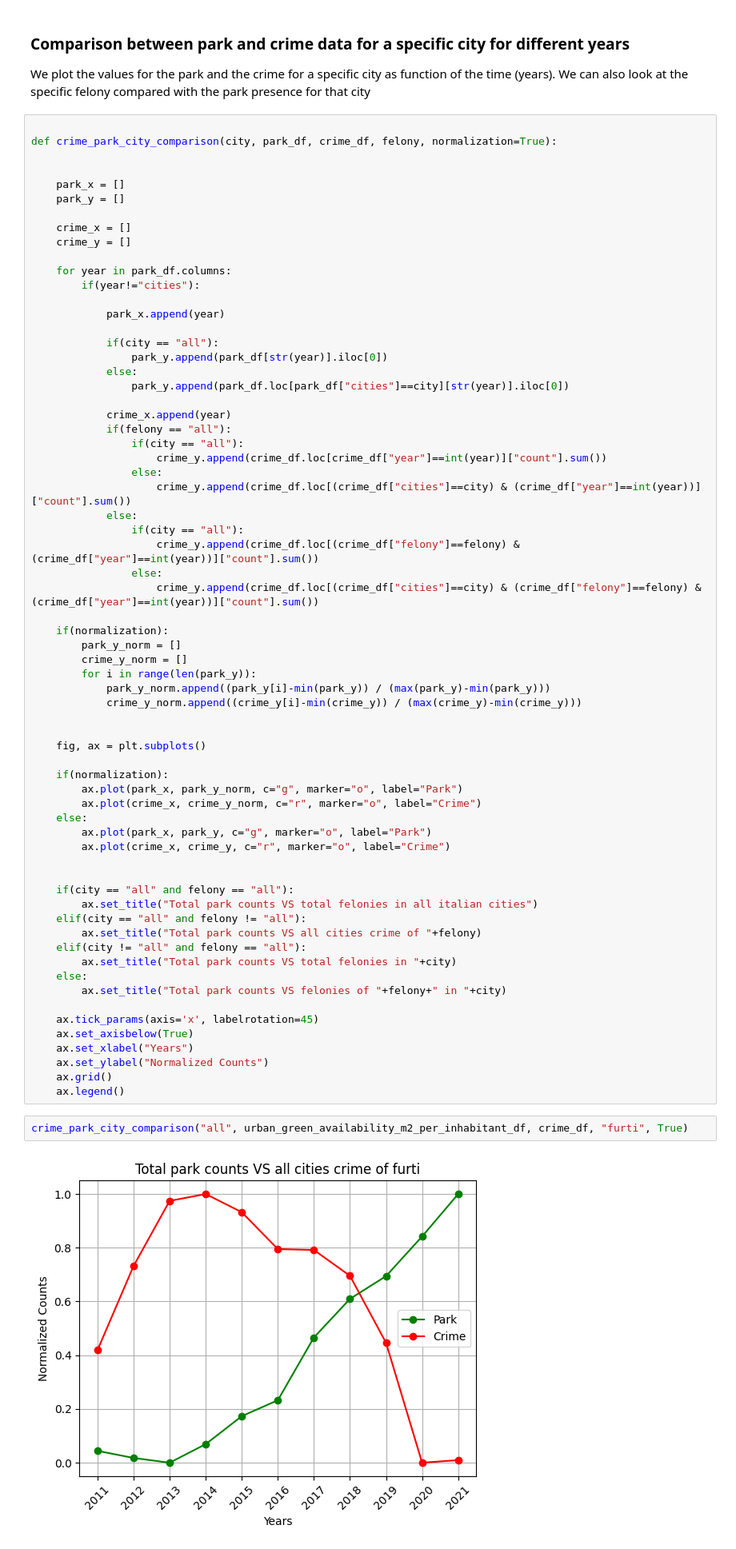
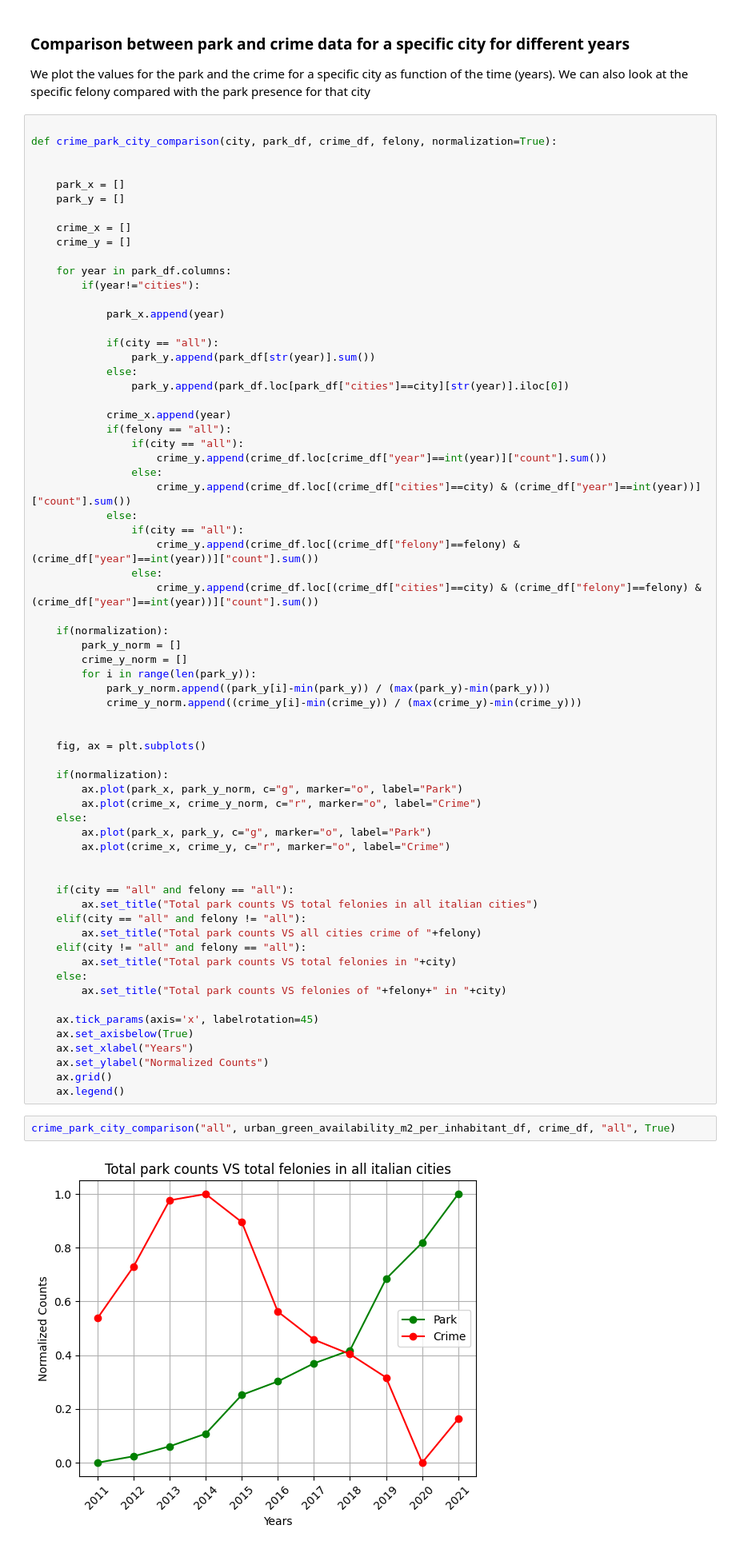
Before and after one commit to leunam10/italian-green-vs-crime-analysis, a Jupyter notebook: notebook/data_exploration.ipynb, the cells around one changed output. Shown at 80% size. Drawn from its saved outputs; the diff is of its cells as text.

```diff
--- a/notebook/data_exploration.ipynb
+++ b/notebook/data_exploration.ipynb
@@ -333,7 +333,7 @@ def crime_park_city_comparison(city, park_df, crime_df, felony, normalization=Tr
             park_x.append(year)
 
             if(city == "all"):
-                park_y.append(park_df[str(year)].iloc[0])
+                park_y.append(park_df[str(year)].sum())
             else:
                 park_y.append(park_df.loc[park_df["cities"]==city][str(year)].iloc[0])
 
@@ -383,6 +383,6 @@ def crime_park_city_comparison(city, park_df, crime_df, felony, normalization=Tr
     ax.grid()
     ax.legend()
 # %%
-crime_park_city_comparison("all", urban_green_availability_m2_per_inhabitant_df, crime_df, "furti", True)
+crime_park_city_comparison("all", urban_green_availability_m2_per_inhabitant_df, crime_df, "all", True)
 # %% [output]
-[figure, old version]
+[figure, new version]
```
Also changed, not shown: parts of 5 cells of this notebook.
